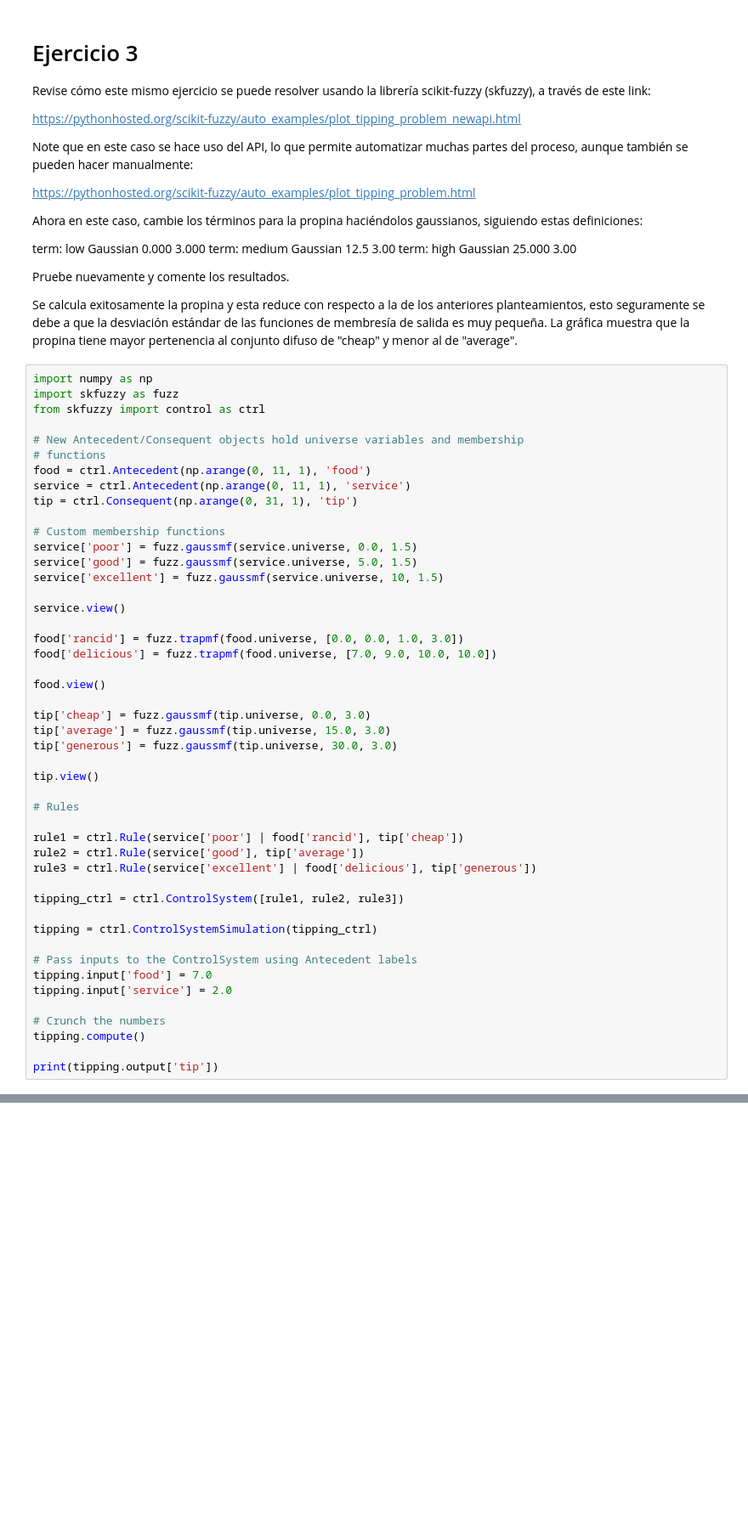
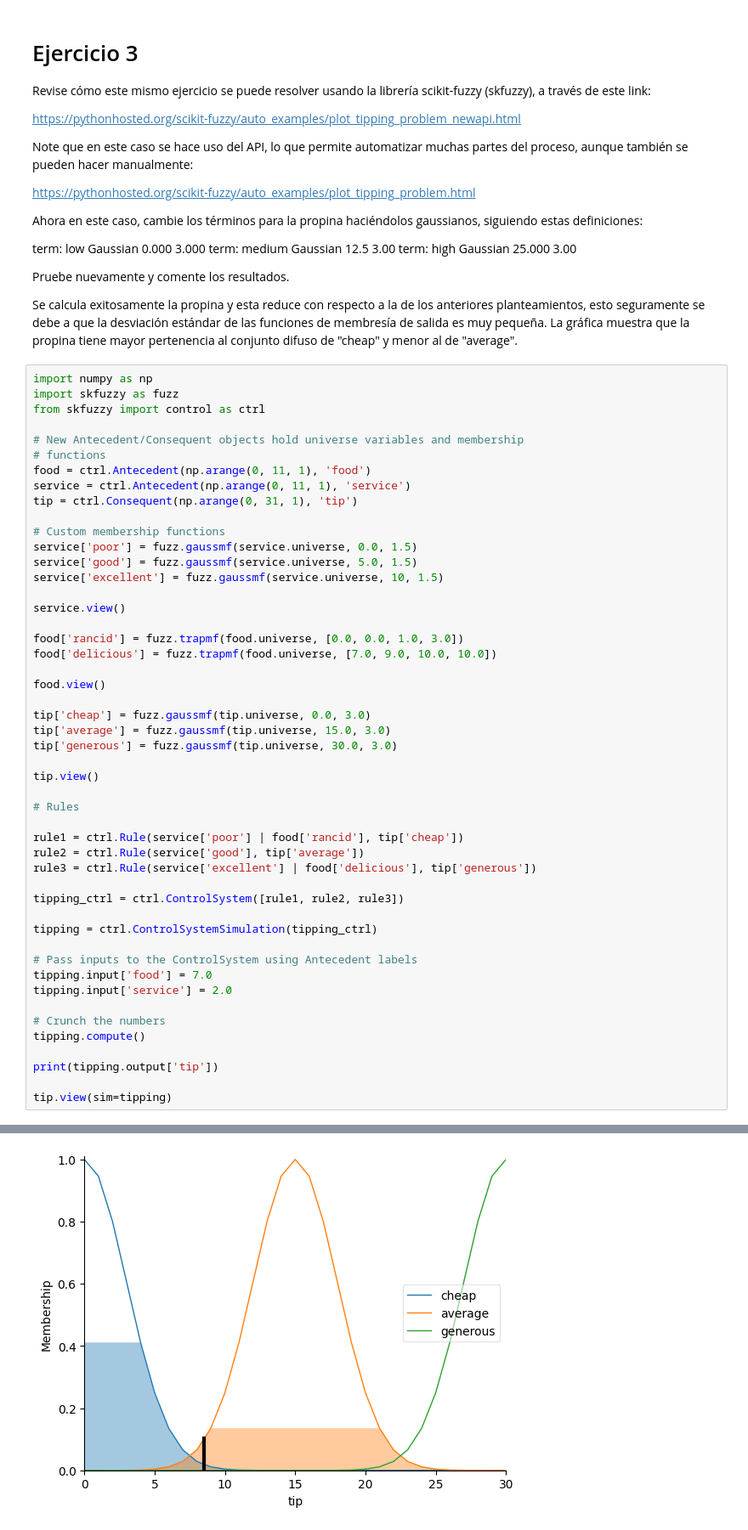
Before and after one commit to NoeRosales22/LabFLC, a Jupyter notebook: FuzzyControlLab.ipynb, the cells around one changed output, grey strips where cells are left out. Shown: that part at 85% size. Saved outputs shown, nothing was run; the diff lists cells and outputs as text; blank space fills up the shorter version.

```diff
--- a/FuzzyControlLab.ipynb
+++ b/FuzzyControlLab.ipynb
@@ -313,33 +313,36 @@ food.view()
 
 tip['cheap'] = fuzz.gaussmf(tip.universe, 0.0, 3.0)
 tip['average'] = fuzz.gaussmf(tip.universe, 15.0, 3.0)
 tip['generous'] = fuzz.gaussmf(tip.universe, 30.0, 3.0)
 
 tip.view()
 
 # Rules
 
 rule1 = ctrl.Rule(service['poor'] | food['rancid'], tip['cheap'])
 rule2 = ctrl.Rule(service['good'], tip['average'])
 rule3 = ctrl.Rule(service['excellent'] | food['delicious'], tip['generous'])
 
 tipping_ctrl = ctrl.ControlSystem([rule1, rule2, rule3])
 
 tipping = ctrl.ControlSystemSimulation(tipping_ctrl)
 
 # Pass inputs to the ControlSystem using Antecedent labels
 tipping.input['food'] = 7.0
 tipping.input['service'] = 2.0
 
 # Crunch the numbers
 tipping.compute()
 
 print(tipping.output['tip'])
+
+tip.view(sim=tipping)
 # %% [output]
 8.527083896010998
 [figure]
 [figure]
 [figure]
+[figure, added]
 # %% [markdown]
 # Ejercicio 4
 
```
Also changed, not shown: parts of 2 cells of this notebook.
